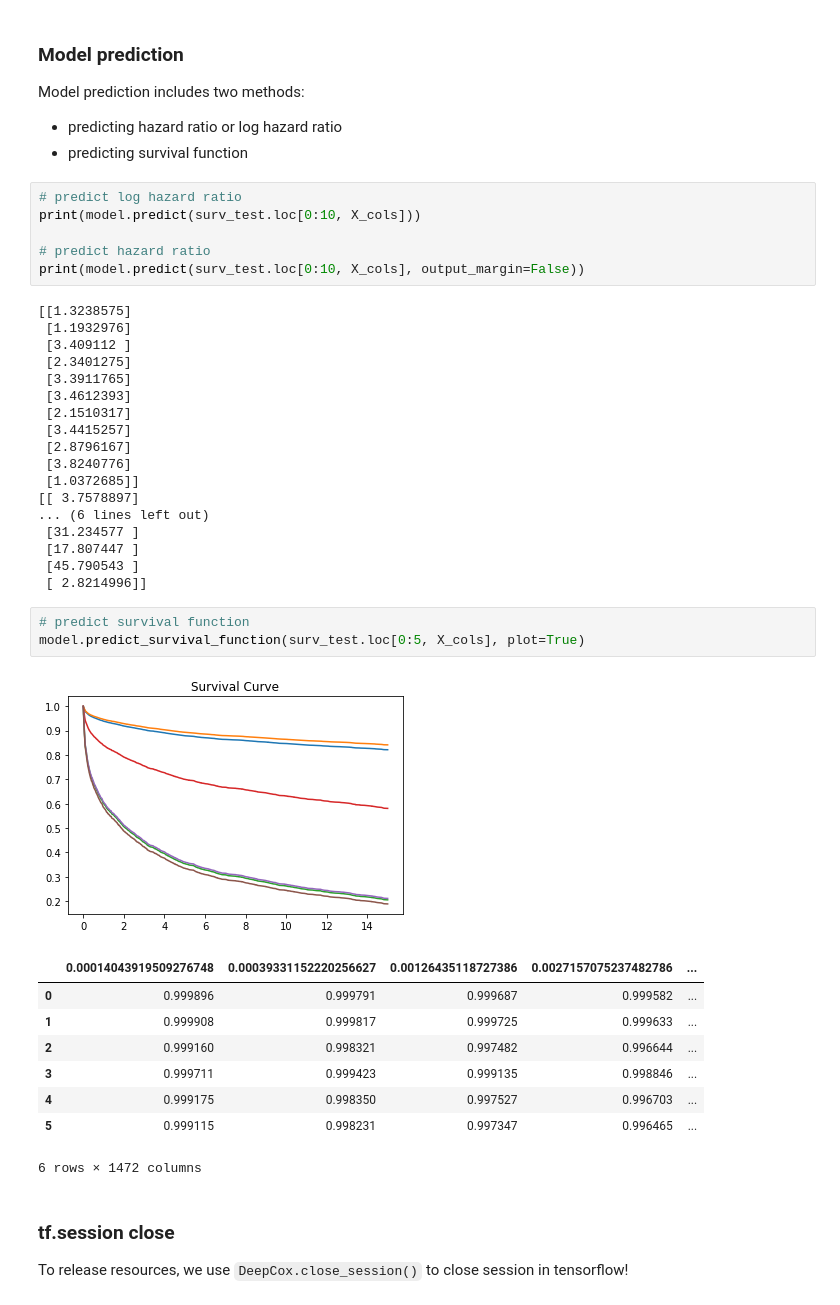
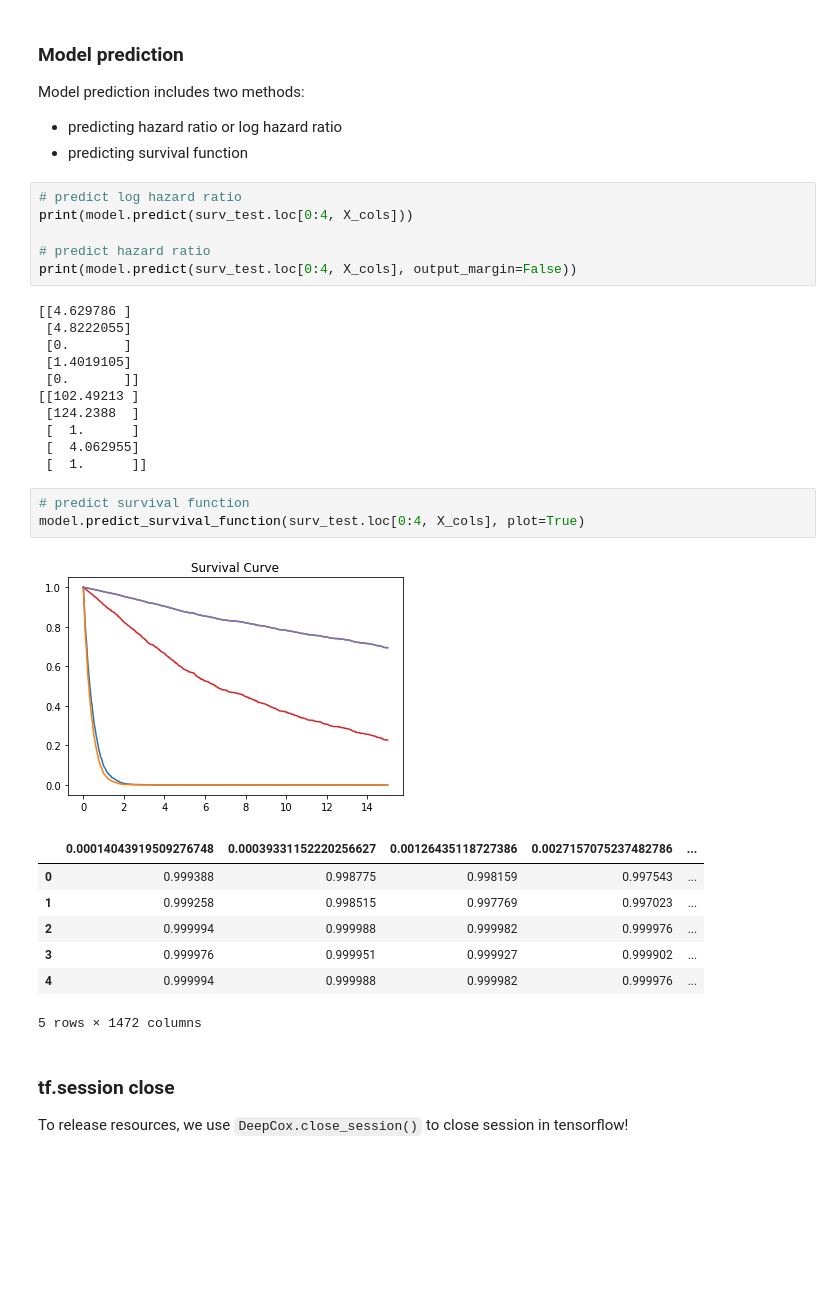
Before and after one commit to liupei101/libsurv, a Jupyter notebook: examples/Model_DeepCox.ipynb, the cells around one changed output. Saved outputs shown, nothing was run; the diff lists cells and outputs as text; blank space fills up the shorter version.

```diff
--- a/examples/Model_DeepCox.ipynb
+++ b/examples/Model_DeepCox.ipynb
@@ -173,41 +173,33 @@ Model prediction includes two methods:
 - predicting survival function
 # %%
 # predict log hazard ratio
-print(model.predict(surv_test.loc[0:10, X_cols]))
+print(model.predict(surv_test.loc[0:4, X_cols]))
 
 # predict hazard ratio
-print(model.predict(surv_test.loc[0:10, X_cols], output_margin=False))
+print(model.predict(surv_test.loc[0:4, X_cols], output_margin=False))
 # %% [output]
-[[1.3238575]
- [1.1932976]
- [3.409112 ]
- [2.3401275]
- [3.3911765]
- [3.4612393]
- [2.1510317]
- [3.4415257]
- [2.8796167]
- [3.8240776]
- [1.0372685]]
-[[ 3.7578897]
-... (6 lines left out)
- [31.234577 ]
- [17.807447 ]
- [45.790543 ]
- [ 2.8214996]]
+[[4.629786 ]
+ [4.8222055]
+ [0.       ]
+ [1.4019105]
+ [0.       ]]
+[[102.49213 ]
+ [124.2388  ]
+ [  1.      ]
+ [  4.062955]
+ [  1.      ]]
 # %%
 # predict survival function
-model.predict_survival_function(surv_test.loc[0:5, X_cols], plot=True)
+model.predict_survival_function(surv_test.loc[0:4, X_cols], plot=True)
 # %% [output]
-[figure, old version]
+[figure, new version]
 |  | 0.00014043919509276748 | 0.00039331152220256627 | 0.00126435118727386 | 0.0027157075237482786 | ... |
-| 0 | 0.999896 | 0.999791 | 0.999687 | 0.999582 | ... |
-| 1 | 0.999908 | 0.999817 | 0.999725 | 0.999633 | ... |
-| 2 | 0.999160 | 0.998321 | 0.997482 | 0.996644 | ... |
-| 3 | 0.999711 | 0.999423 | 0.999135 | 0.998846 | ... |
-| 4 | 0.999175 | 0.998350 | 0.997527 | 0.996703 | ... |
-| 5 | 0.999115 | 0.998231 | 0.997347 | 0.996465 | ... |
+| 0 | 0.999388 | 0.998775 | 0.998159 | 0.997543 | ... |
+| 1 | 0.999258 | 0.998515 | 0.997769 | 0.997023 | ... |
+| 2 | 0.999994 | 0.999988 | 0.999982 | 0.999976 | ... |
+| 3 | 0.999976 | 0.999951 | 0.999927 | 0.999902 | ... |
+| 4 | 0.999994 | 0.999988 | 0.999982 | 0.999976 | ... |
-6 rows × 1472 columns
+5 rows × 1472 columns
 # %% [markdown]
 ### tf.session close
 
```
Also changed, not shown: parts of 2 cells of this notebook, 8 other files.
